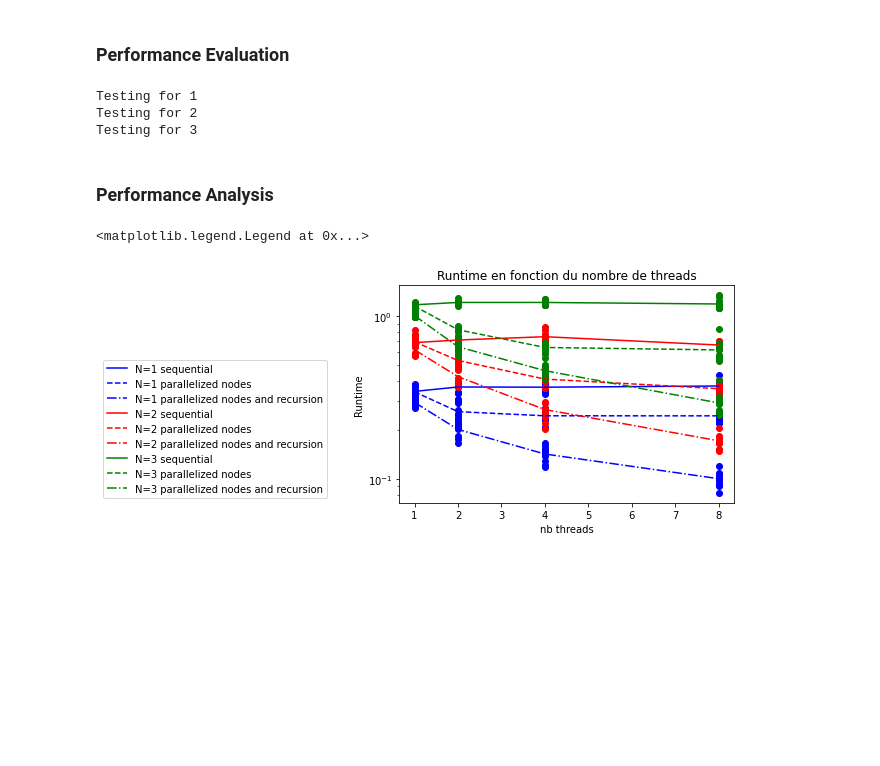
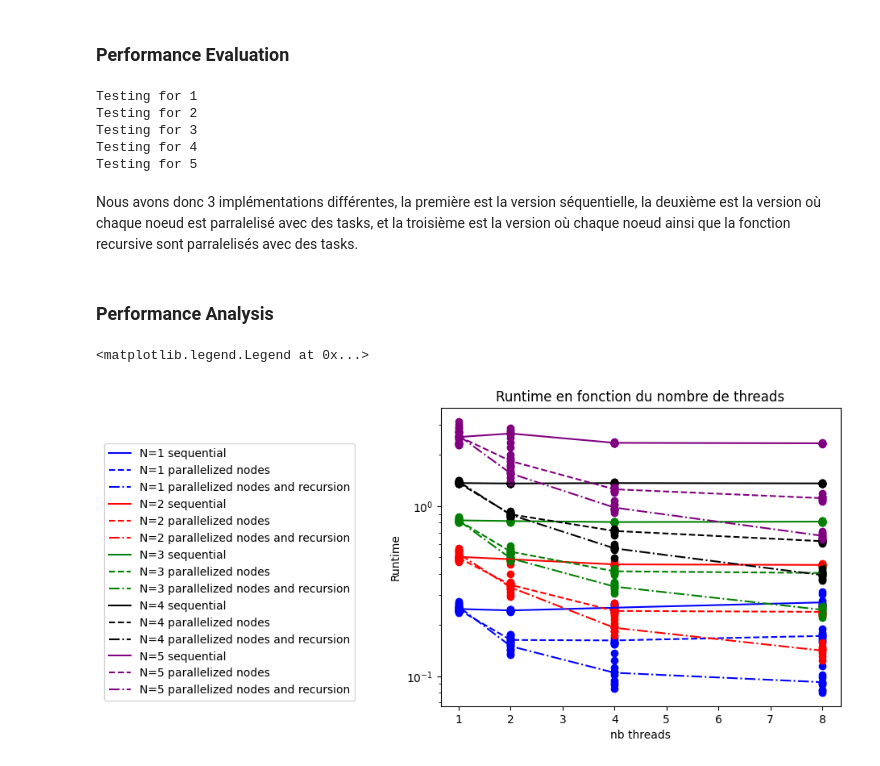
Before and after one commit to CyrilGomes/TP_OPENMP, a Jupyter notebook: src/openmp_tp.ipynb, the cells around one changed output. Saved outputs shown, nothing was run; the diff lists cells and outputs as text; code cells hidden in the pictures; blank space fills up the shorter version.

```diff
--- a/src/openmp_tp.ipynb
+++ b/src/openmp_tp.ipynb
@@ -581,7 +624,7 @@ except OSError:
 df = pd.DataFrame(columns=['name','nb_threads','n','runtime'])
 df.to_csv("stats_part3.csv", index=False)
 
-N = range(1,4)
+N = range(1,6)
 nb_threads = [1, 2, 4, 8]
 repeats = range(0,10)
 
@@ -607,6 +650,10 @@ for n in N:
 Testing for 1
 Testing for 2
 Testing for 3
+Testing for 4
+Testing for 5
+# %% [markdown]
+Nous avons donc 3 implémentations différentes, la première est la version séquentielle, la deuxième est la version où chaque noeud est parralelisé avec des tasks, et la troisième est la version où chaque noeud ainsi que la fonction recursive sont parralelisés avec des tasks.
 # %% [markdown]
 ### Performance Analysis
 # %%
@@ -626,35 +673,35 @@ df = pd.read_csv('stats_part3.csv',header=0,names=['name','nb_threads','n', 'run
                      'runtime' : float
                  })
 
-color_n = {1 : "blue", 2 : "red", 3 : "green", 4 : "black"}
+color_n = {1 : "blue", 2 : "red", 3 : "green", 4 : "black", 5 : "purple"}
 
 for n in df['n'].drop_duplicates():
     df_plot = df[(df['n'] == int(n))]
     df_plot = df_plot[df_plot['name'] == "3 sequential"]
     mean_stats = df_plot.groupby(['n','name','nb_threads']).mean().reset_index()
     plt.plot(mean_stats['nb_threads'], mean_stats['runtime'],linestyle="solid", label=f'N={n} sequential', color=color_n[n])
     plt.scatter(df_plot['nb_threads'], df_plot['runtime'], label=None, color = color_n[n])
 
     df_plot = df[(df['n'] == int(n))]
     df_plot = df_plot[df_plot['name'] == "3_1 parallelized nodes"]
     mean_stats = df_plot.groupby(['n','name','nb_threads']).mean().reset_index()
     plt.plot(mean_stats['nb_threads'], mean_stats['runtime'],linestyle="dashed", label=f'N={n} parallelized nodes', color = color_n[n])
     plt.scatter(df_plot['nb_threads'], df_plot['runtime'], label=None, color = color_n[n])
 
     df_plot = df[(df['n'] == int(n))]
     df_plot = df_plot[df_plot['name'] == "3_2 parallelized n r"]
     mean_stats = df_plot.groupby(['n','name','nb_threads']).mean().reset_index()
     plt.plot(mean_stats['nb_threads'], mean_stats['runtime'],linestyle="dashdot", label=f'N={n} parallelized nodes and recursion', color = color_n[n])
     plt.scatter(df_plot['nb_threads'], df_plot['runtime'], label=None, color = color_n[n])
 
 plt.yscale('log')
 plt.xlabel('nb threads')
 plt.ylabel('Runtime')
 plt.title("Runtime en fonction du nombre de threads")
 plt.legend(loc='lower right', bbox_to_anchor=(-0.2, 0))
 # %% [output]
 <matplotlib.legend.Legend at 0x...>
-[figure, old version]
+[figure, new version]
 # %%
 
 fig = plt.figure()
```
Also changed, not shown: parts of 14 cells of this notebook, 26 other files.
